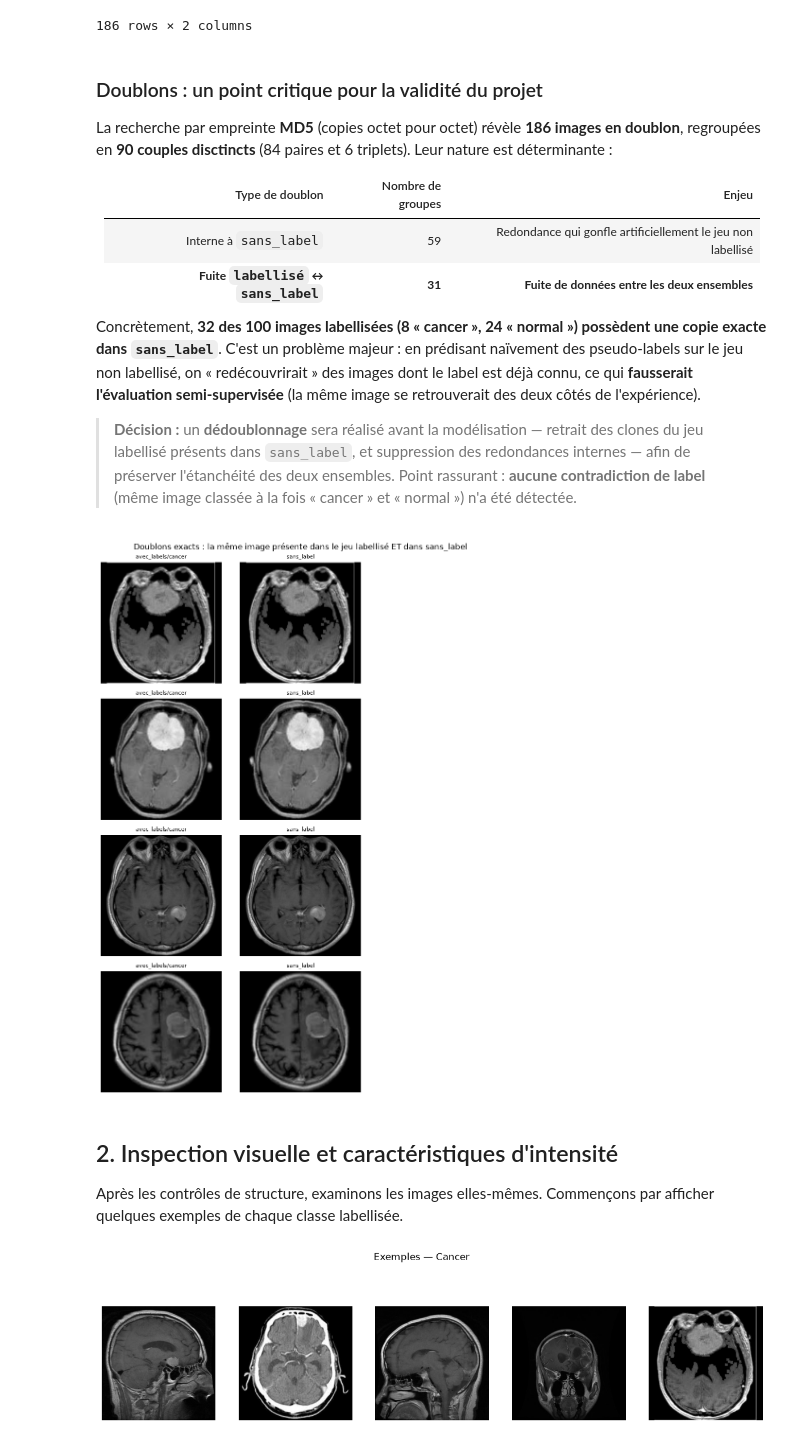
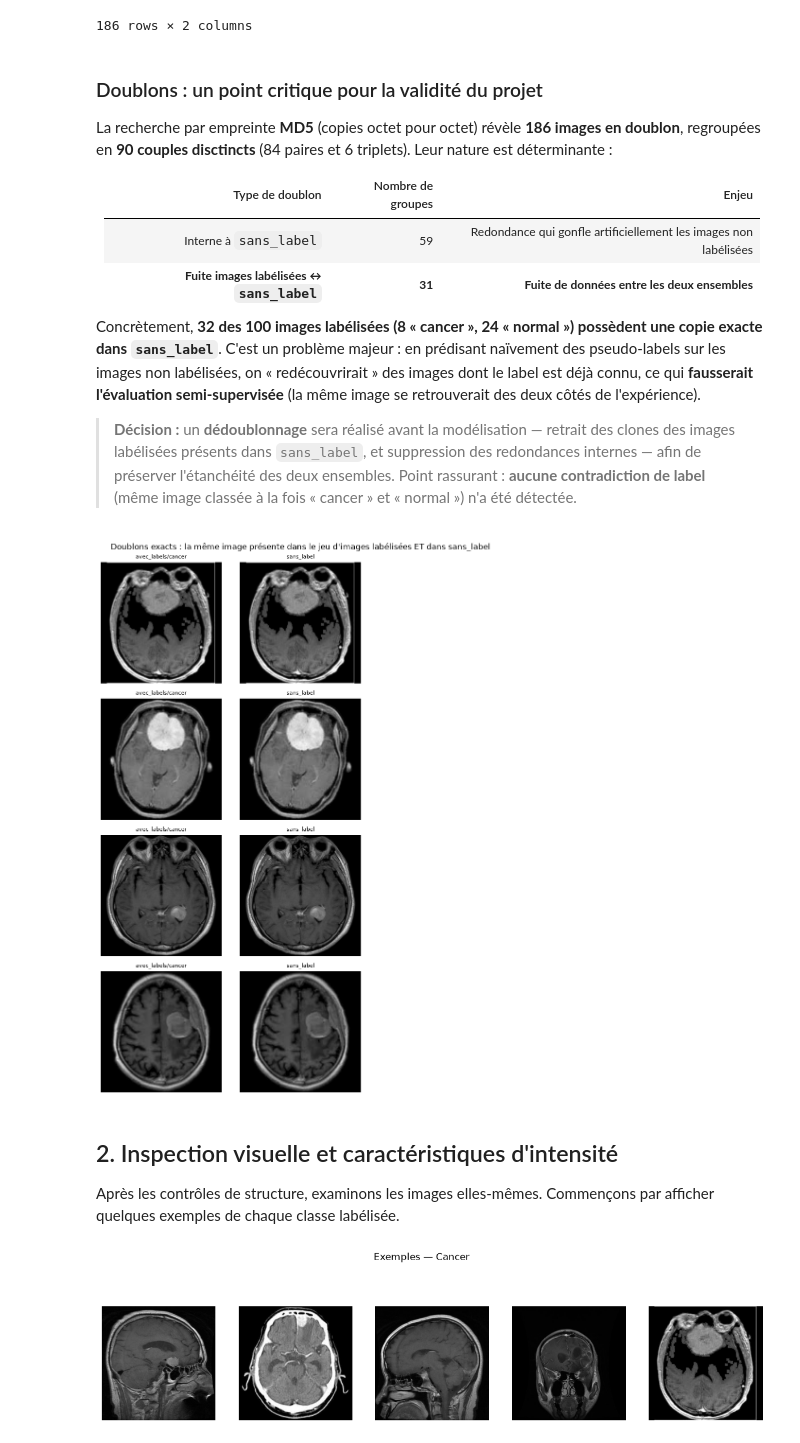
Before and after one commit to rayakevin/OCR_PROJET_10, a Jupyter notebook: notebooks/01_features_clustering.ipynb, the cells around one changed output. Cells and saved outputs as stored; diff of their text form; code cells hidden in the pictures.

```diff
--- a/notebooks/01_features_clustering.ipynb
+++ b/notebooks/01_features_clustering.ipynb
@@ -128,33 +128,33 @@ La recherche par empreinte **MD5** (copies octet pour octet) révèle **186 imag
 
 | Type de doublon | Nombre de groupes | Enjeu |
 |---|---|---|
-| Interne à `sans_label` | 59 | Redondance qui gonfle artificiellement le jeu non labellisé |
-| **Fuite `labellisé` ↔ `sans_label`** | **31** | **Fuite de données entre les deux ensembles** |
+| Interne à `sans_label` | 59 | Redondance qui gonfle artificiellement les images non labélisées |
+| **Fuite images labélisées ↔ `sans_label`** | **31** | **Fuite de données entre les deux ensembles** |
 
-Concrètement, **32 des 100 images labellisées (8 « cancer », 24 « normal ») possèdent une copie exacte dans `sans_label`**. C'est un problème majeur : en prédisant naïvement des pseudo-labels sur le jeu non labellisé, on « redécouvrirait » des images dont le label est déjà connu, ce qui **fausserait l'évaluation semi-supervisée** (la même image se retrouverait des deux côtés de l'expérience).
+Concrètement, **32 des 100 images labélisées (8 « cancer », 24 « normal ») possèdent une copie exacte dans `sans_label`**. C'est un problème majeur : en prédisant naïvement des pseudo-labels sur les images non labélisées, on « redécouvrirait » des images dont le label est déjà connu, ce qui **fausserait l'évaluation semi-supervisée** (la même image se retrouverait des deux côtés de l'expérience).
 
-> **Décision :** un **dédoublonnage** sera réalisé avant la modélisation — retrait des clones du jeu labellisé présents dans `sans_label`, et suppression des redondances internes — afin de préserver l'étanchéité des deux ensembles. Point rassurant : **aucune contradiction de label** (même image classée à la fois « cancer » et « normal ») n'a été détectée.
+> **Décision :** un **dédoublonnage** sera réalisé avant la modélisation — retrait des clones des images labélisées présents dans `sans_label`, et suppression des redondances internes — afin de préserver l'étanchéité des deux ensembles. Point rassurant : **aucune contradiction de label** (même image classée à la fois « cancer » et « normal ») n'a été détectée.
 # %%
-# Visualisation de groupes de doublons EXACTS traversant labellisé <-> sans_label (la "fuite")
+# Visualisation de groupes de doublons EXACTS traversant images labélisées <-> sans_label (la "fuite")
 hashes_fuite = doublons[doublons["source"].str.startswith("avec_labels")]["hash"].unique()[:4]
 
 fig, axes = plt.subplots(len(hashes_fuite), 3, figsize=(9, 3 * len(hashes_fuite)), squeeze=False)
 for r, h in enumerate(hashes_fuite):
     grp = doublons[doublons["hash"] == h].reset_index(drop=True)   # toutes les images de ce groupe
     for c in range(3):
         ax = axes[r, c]
         if c < len(grp):
             ax.imshow(Image.open(grp.loc[c, "chemin"]), cmap="gray")
             ax.set_title(grp.loc[c, "source"], fontsize=8)
         ax.axis("off")
-fig.suptitle("Doublons exacts : la même image présente dans le jeu labellisé ET dans sans_label")
+fig.suptitle("Doublons exacts : la même image présente dans le jeu d'images labélisées ET dans sans_label")
 fig.tight_layout()
 # %% [output]
-[figure, old version]
+[figure, new version]
 # %% [markdown]
 ## 2. Inspection visuelle et caractéristiques d'intensité
 
-Après les contrôles de structure, examinons les images elles-mêmes. Commençons par afficher quelques exemples de chaque classe labellisée.
+Après les contrôles de structure, examinons les images elles-mêmes. Commençons par afficher quelques exemples de chaque classe labélisée.
 # %%
 def montrer(chemins, titre):
     fig, axes = plt.subplots(1, len(chemins), figsize=(15, 4))
```
Also changed, not shown: parts of 29 cells of this notebook, 11 other files.
